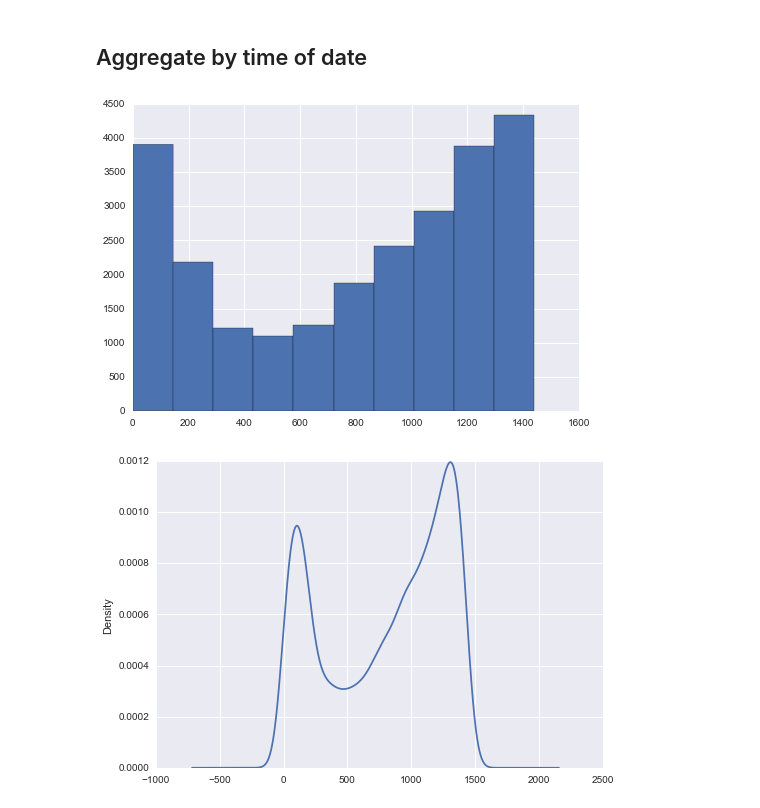
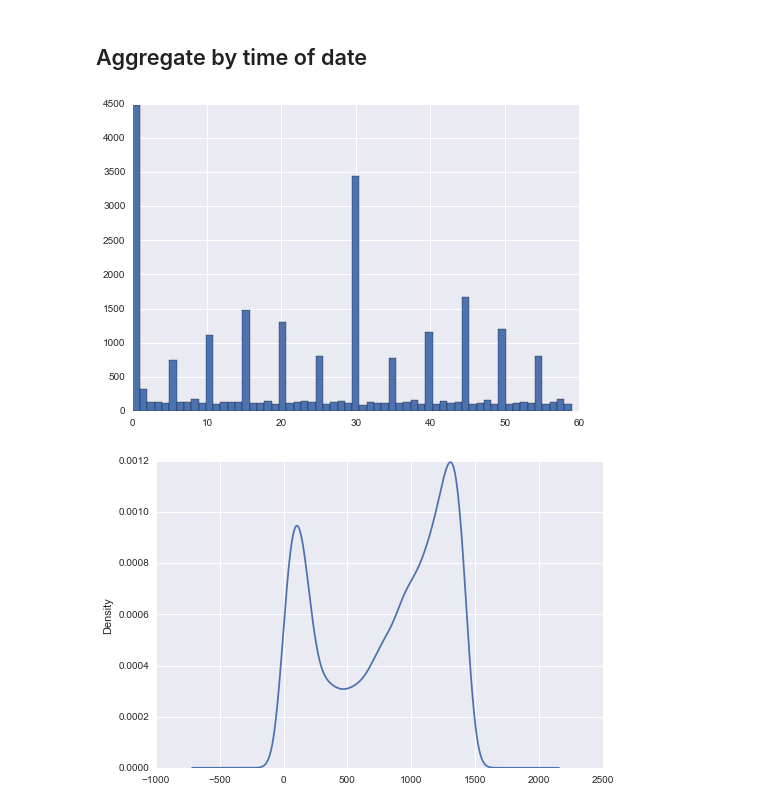
Before and after one commit to jayqi/sf-walk-safety, a Jupyter notebook: ipynbs/robbery analysis sandbox.ipynb, the cells around one changed output. Drawn from its saved outputs; the diff is of its cells as text; code cells hidden in the pictures.

Commit message:
Fairly finished robbery plots prototyped in ipynb

```diff
--- a/ipynbs/robbery analysis.ipynb
+++ b/ipynbs/robbery analysis sandbox.ipynb
@@ -89,9 +94,9 @@ def num2time(ts):
     hour = (ts - minute) / 60
     return datetime.time(hour,minute)
 # %%
-p = df.time.apply(time2num).hist()
+p = df.time.apply(time2num).hist(bins=60)
 # %% [output]
-[figure, old version]
+[figure, new version]
 # %%
 p = df.time.apply(time2num).plot.kde()
 # %% [output]
```
Also changed, not shown: parts of 12 cells of this notebook, 1 other file.
